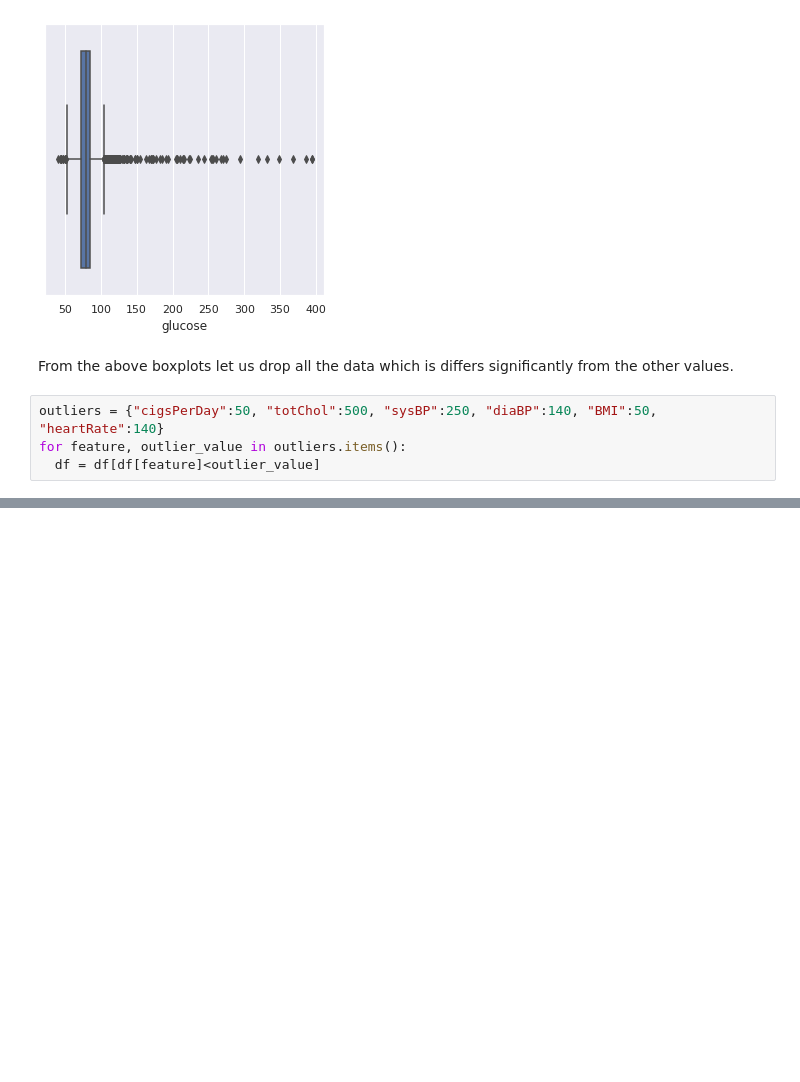
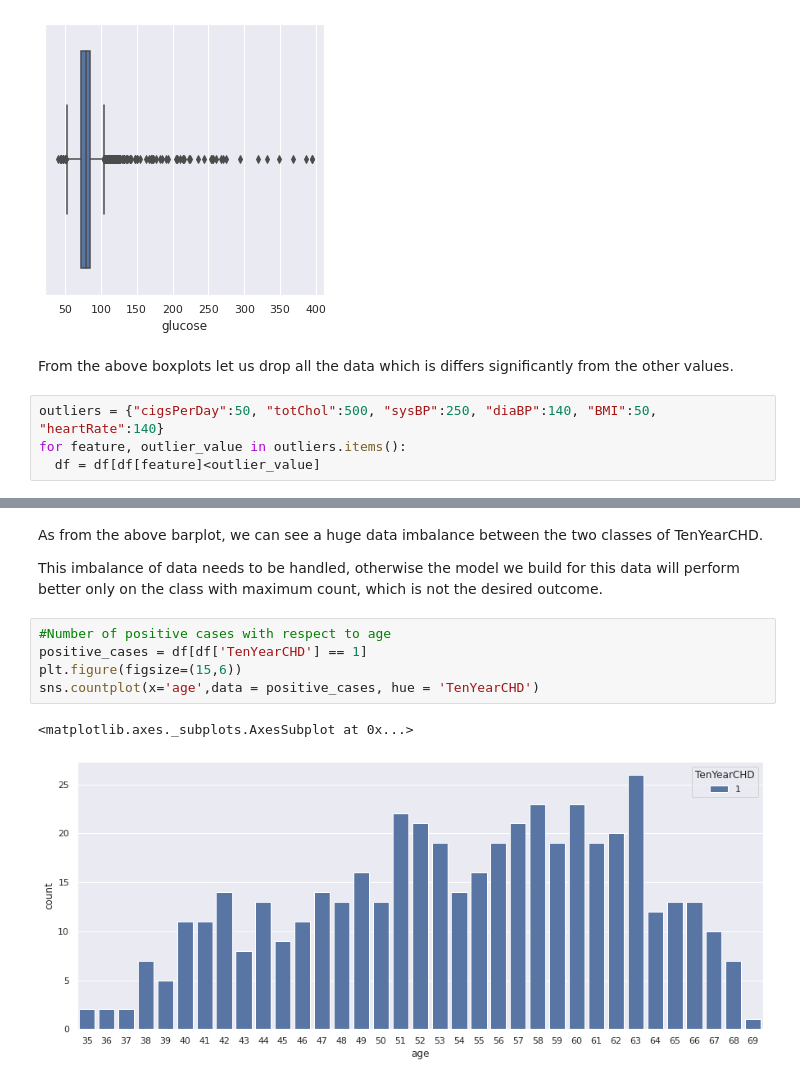
Before and after one commit to Srijan-Rai/CardioVascularRiskPrediction, a Jupyter notebook: Cardiovascular_Risk_Prediction(Classification).ipynb, the cells around one changed output, grey strips where cells are left out. Saved outputs shown, nothing was run; the diff lists cells and outputs as text; blank space fills up the shorter version.

```diff
--- a/Cardiovascular_Risk_Prediction(Classification).ipynb
+++ b/Cardiovascular_Risk_Prediction(Classification).ipynb
@@ -256,0 +268,12 @@ for feature, outlier_value in outliers.items():
+# %% [markdown]
+As from the above barplot, we can see a huge data imbalance between the two classes of TenYearCHD.
+
+This imbalance of data needs to be handled, otherwise the model we build for this data will perform better only on the class with maximum count, which is not the desired outcome.
+# %%
+#Number of positive cases with respect to age
+positive_cases = df[df['TenYearCHD'] == 1]
+plt.figure(figsize=(15,6))
+sns.countplot(x='age',data = positive_cases, hue = 'TenYearCHD')
+# %% [output]
+<matplotlib.axes._subplots.AxesSubplot at 0x...>
+[figure, added]
```
Also changed, not shown: parts of 16 cells of this notebook.
